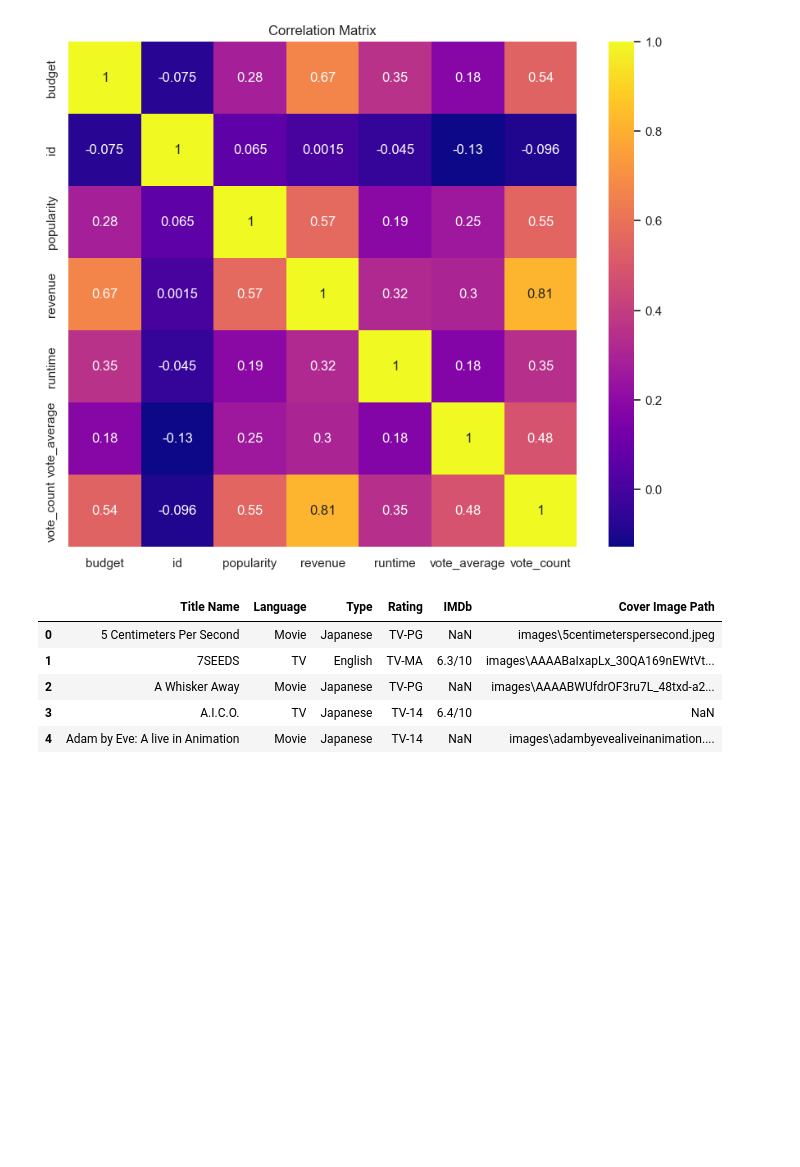
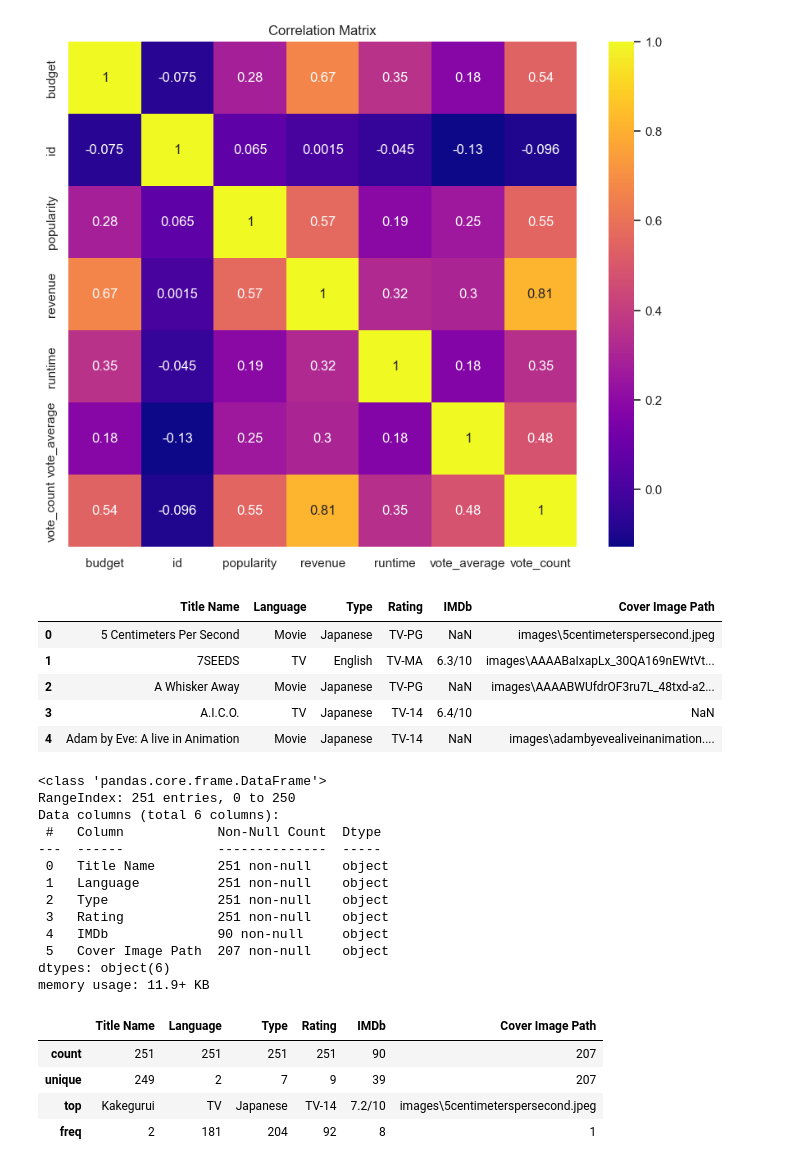
Before and after one commit to charithamoka/netflix-anime-project, a Jupyter notebook: notebooks/netflix_anime_eda.ipynb, the cells around one changed output. Drawn from its saved outputs; the diff is of its cells as text; code cells hidden in the pictures; blank space fills up the shorter version.

```diff
--- a/notebooks/netflix_anime_eda.ipynb
+++ b/notebooks/netflix_anime_eda.ipynb
@@ -237,3 +237,27 @@ anime_df.head()
 | 2 | A Whisker Away | Movie | Japanese | TV-PG | NaN | images\AAAABWUfdrOF3ru7L_48txd-a2... |
 | 3 | A.I.C.O. | TV | Japanese | TV-14 | 6.4/10 | NaN |
 | 4 | Adam by Eve: A live in Animation | Movie | Japanese | TV-14 | NaN | images\adambyevealiveinanimation.... |
+# %%
+#inspect the dataset in more detail
+anime_df.info() # spot any missing values and data types
+
+anime_df.describe() #get summary
+# %% [output]
+<class 'pandas.core.frame.DataFrame'>
+RangeIndex: 251 entries, 0 to 250
+Data columns (total 6 columns):
+ #   Column            Non-Null Count  Dtype
+---  ------            --------------  -----
+ 0   Title Name        251 non-null    object
+ 1   Language          251 non-null    object
+ 2   Type              251 non-null    object
+ 3   Rating            251 non-null    object
+ 4   IMDb              90 non-null     object
+ 5   Cover Image Path  207 non-null    object
+dtypes: object(6)
+memory usage: 11.9+ KB
+|  | Title Name | Language | Type | Rating | IMDb | Cover Image Path |
+| count | 251 | 251 | 251 | 251 | 90 | 207 |
+| unique | 249 | 2 | 7 | 9 | 39 | 207 |
+| top | Kakegurui | TV | Japanese | TV-14 | 7.2/10 | images\5centimeterspersecond.jpeg |
+| freq | 2 | 181 | 204 | 92 | 8 | 1 |
```
Also changed, not shown: parts of 2 cells of this notebook.
